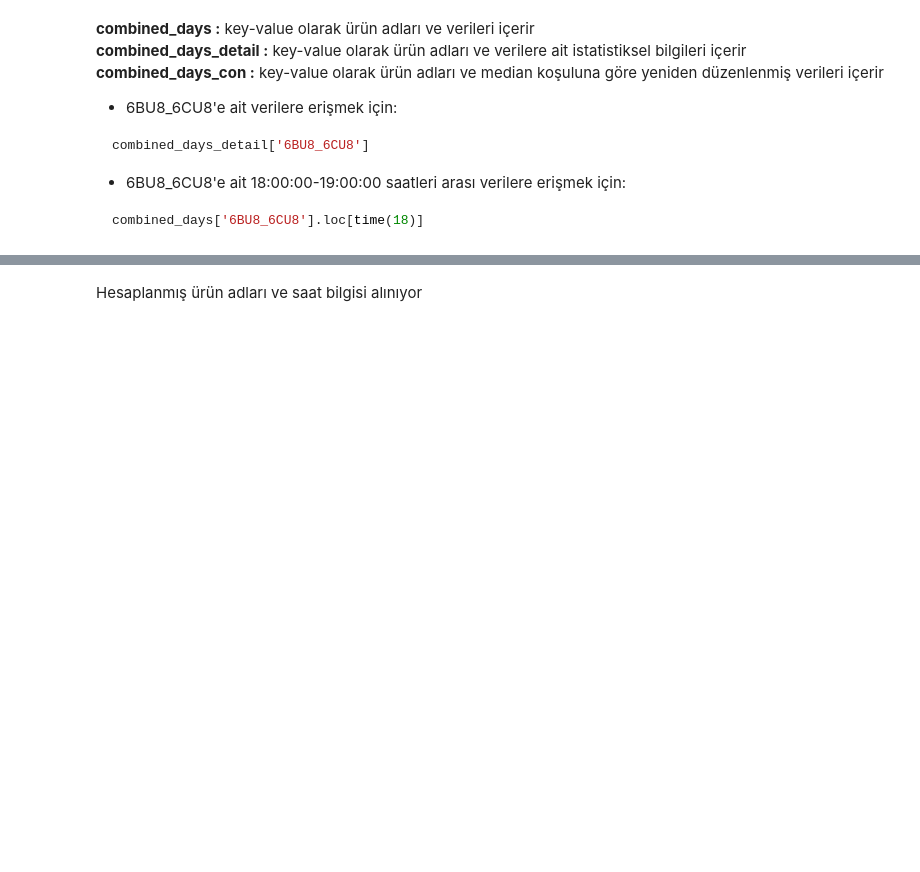
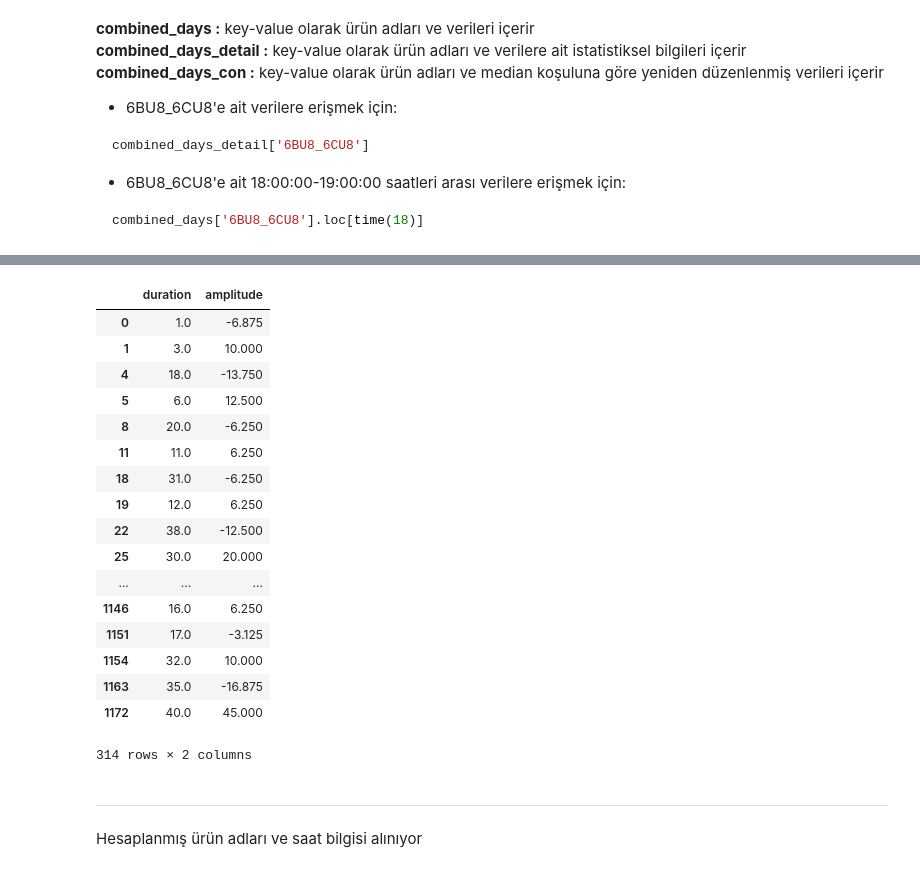
Before and after one commit to birdalugur/cefis2, a Jupyter notebook: run.ipynb, the cells around one changed output, grey strips where cells are left out. Saved outputs shown, nothing was run; the diff lists cells and outputs as text; code cells hidden in the pictures; blank space fills up the shorter version.

```diff
--- a/run.ipynb
+++ b/run.ipynb
@@ -89,0 +203,2 @@ while products:
+# %%
+current_medyan = dt.divide(combined_days_con['6AU8_6BU8'].loc[time(6, 0)])
@@ -90,3 +213,26 @@ while products:
+# %%
+con._conditionally_scan(combined_days_con['6AU8_6BU8'].loc[time(6, 0)],current_medyan)
+# %% [output]
+|  | duration | amplitude |
+| 0 | 1.0 | -6.875 |
+| 1 | 3.0 | 10.000 |
+| 4 | 18.0 | -13.750 |
+| 5 | 6.0 | 12.500 |
+| 8 | 20.0 | -6.250 |
+| 11 | 11.0 | 6.250 |
+| 18 | 31.0 | -6.250 |
+| 19 | 12.0 | 6.250 |
+| 22 | 38.0 | -12.500 |
+| 25 | 30.0 | 20.000 |
+| ... | ... | ... |
+| 1146 | 16.0 | 6.250 |
+| 1151 | 17.0 | -3.125 |
+| 1154 | 32.0 | 10.000 |
+| 1163 | 35.0 | -16.875 |
+| 1172 | 40.0 | 45.000 |
+314 rows × 2 columns
+# %% [markdown]
+---
 # %% [markdown]
 Hesaplanmış ürün adları ve saat bilgisi alınıyor
 # %%
```
Also changed, not shown: parts of 11 cells of this notebook, 3 other files.
